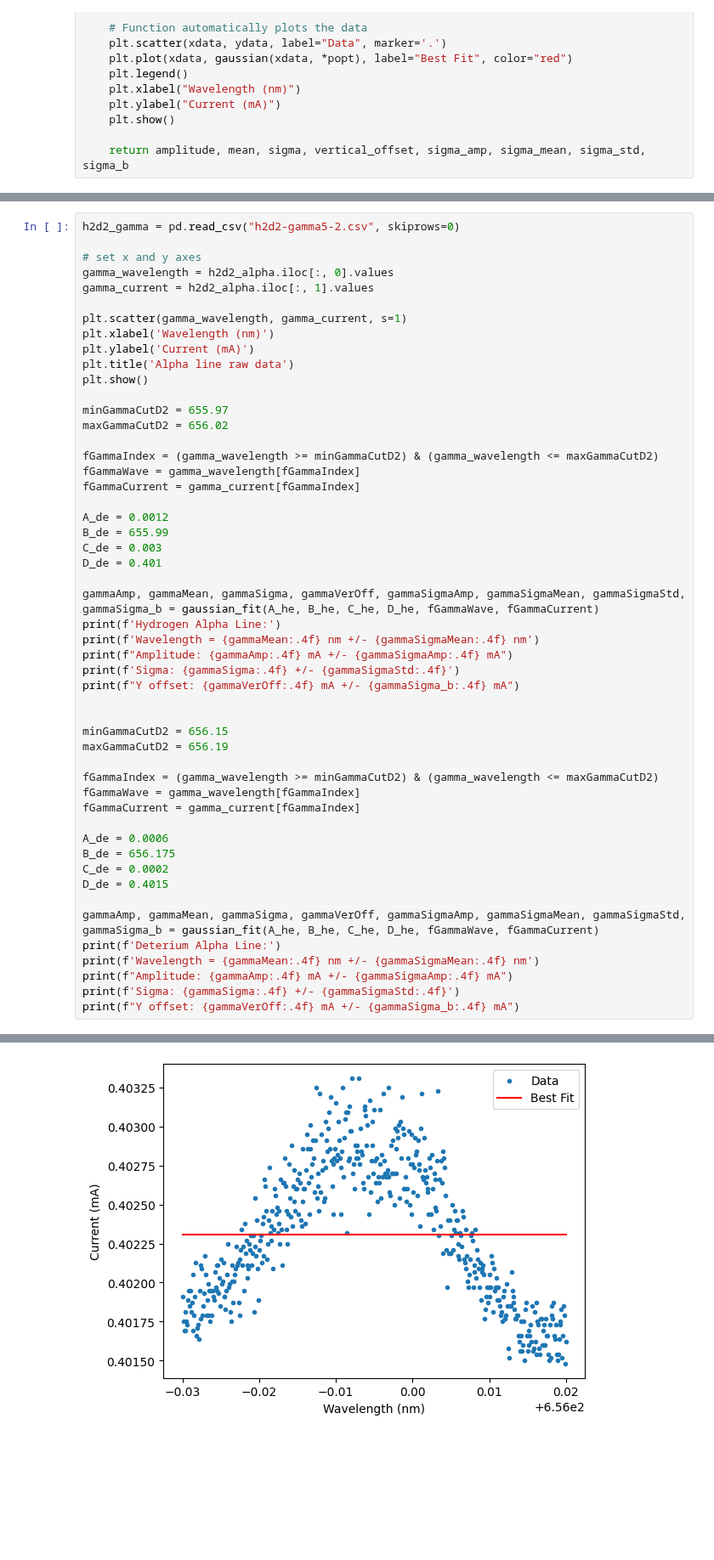
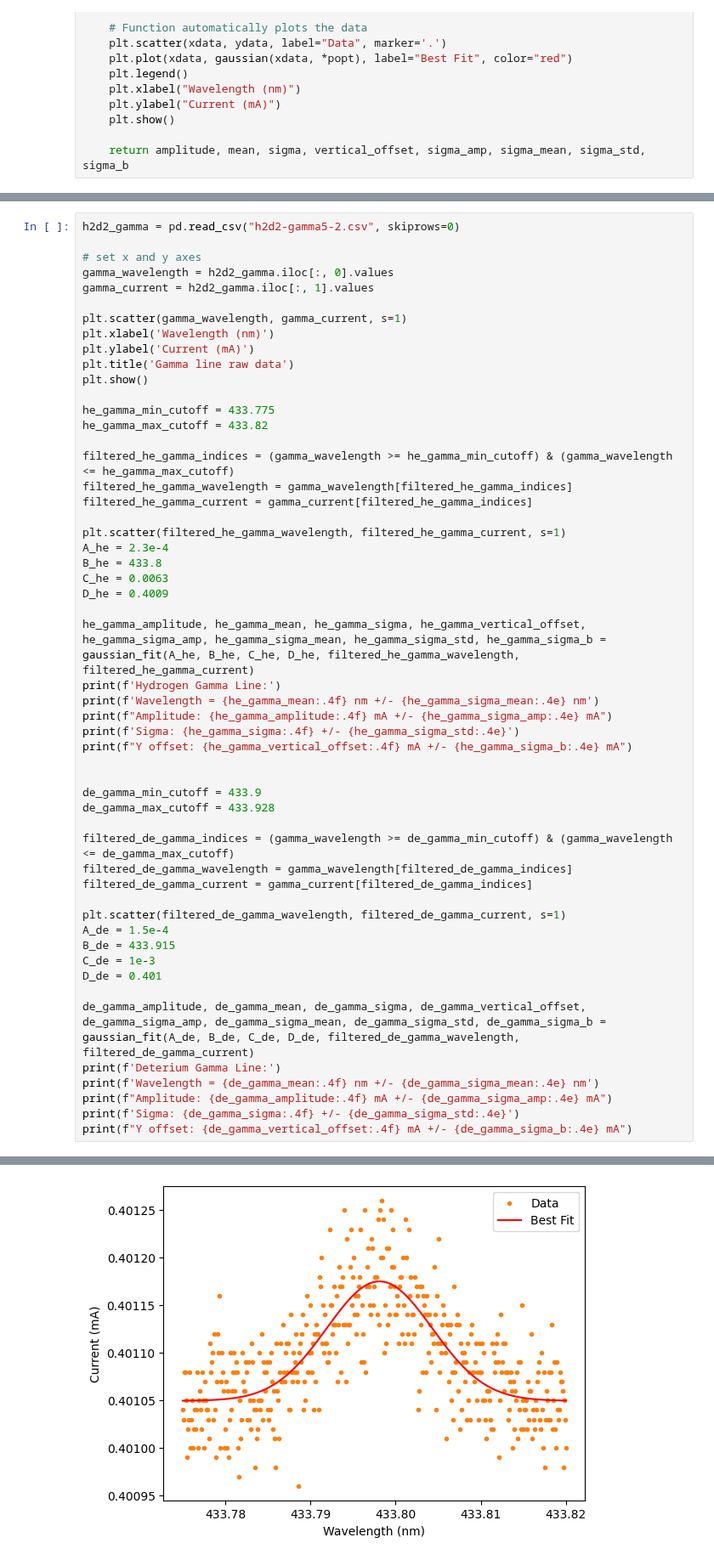
Before and after one commit to maraMaraschino/Adv-Lab, a Jupyter notebook: H2D2 Spectroscopy/H2D2 Notebook.ipynb, the cells around one changed output, grey strips where cells are left out. Shown at 85% size. Drawn from its saved outputs; the diff is of its cells as text; blank space fills up the shorter version.

```diff
--- a/H2D2 Spectroscopy/H2D2 Notebook.ipynb
+++ b/H2D2 Spectroscopy/H2D2 Notebook.ipynb
@@ -252,51 +281,53 @@ $\lambda_{air}$ = 409.979177
 h2d2_gamma = pd.read_csv("h2d2-gamma5-2.csv", skiprows=0)
 
 # set x and y axes
-gamma_wavelength = h2d2_alpha.iloc[:, 0].values
-gamma_current = h2d2_alpha.iloc[:, 1].values
+gamma_wavelength = h2d2_gamma.iloc[:, 0].values
+gamma_current = h2d2_gamma.iloc[:, 1].values
 
 plt.scatter(gamma_wavelength, gamma_current, s=1)
 plt.xlabel('Wavelength (nm)')
 plt.ylabel('Current (mA)')
-plt.title('Alpha line raw data')
+plt.title('Gamma line raw data')
 plt.show()
 
-minGammaCutD2 = 655.97
-maxGammaCutD2 = 656.02
+he_gamma_min_cutoff = 433.775
+he_gamma_max_cutoff = 433.82
 
-fGammaIndex = (gamma_wavelength >= minGammaCutD2) & (gamma_wavelength <= maxGammaCutD2)
-fGammaWave = gamma_wavelength[fGammaIndex]
-fGammaCurrent = gamma_current[fGammaIndex]
+filtered_he_gamma_indices = (gamma_wavelength >= he_gamma_min_cutoff) & (gamma_wavelength <= he_gamma_max_cutoff)
+filtered_he_gamma_wavelength = gamma_wavelength[filtered_he_gamma_indices]
+filtered_he_gamma_current = gamma_current[filtered_he_gamma_indices]
 
-A_de = 0.0012
-B_de = 655.99
-C_de = 0.003
+plt.scatter(filtered_he_gamma_wavelength, filtered_he_gamma_current, s=1)
+A_he = 2.3e-4
+B_he = 433.8
+C_he = 0.0063
+D_he = 0.4009
+
+he_gamma_amplitude, he_gamma_mean, he_gamma_sigma, he_gamma_vertical_offset, he_gamma_sigma_amp, he_gamma_sigma_mean, he_gamma_sigma_std, he_gamma_sigma_b = gaussian_fit(A_he, B_he, C_he, D_he, filtered_he_gamma_wavelength, filtered_he_gamma_current)
+print(f'Hydrogen Gamma Line:')
+print(f'Wavelength = {he_gamma_mean:.4f} nm +/- {he_gamma_sigma_mean:.4e} nm')
+print(f"Amplitude: {he_gamma_amplitude:.4f} mA +/- {he_gamma_sigma_amp:.4e} mA")
+print(f'Sigma: {he_gamma_sigma:.4f} +/- {he_gamma_sigma_std:.4e}')
+print(f"Y offset: {he_gamma_vertical_offset:.4f} mA +/- {he_gamma_sigma_b:.4e} mA")
+
+
+de_gamma_min_cutoff = 433.9
+de_gamma_max_cutoff = 433.928
+
+filtered_de_gamma_indices = (gamma_wavelength >= de_gamma_min_cutoff) & (gamma_wavelength <= de_gamma_max_cutoff)
+filtered_de_gamma_wavelength = gamma_wavelength[filtered_de_gamma_indices]
+filtered_de_gamma_current = gamma_current[filtered_de_gamma_indices]
+
+plt.scatter(filtered_de_gamma_wavelength, filtered_de_gamma_current, s=1)
+A_de = 1.5e-4
+B_de = 433.915
+C_de = 1e-3
 D_de = 0.401
 
-gammaAmp, gammaMean, gammaSigma, gammaVerOff, gammaSigmaAmp, gammaSigmaMean, gammaSigmaStd, gammaSigma_b = gaussian_fit(A_he, B_he, C_he, D_he, fGammaWave, fGammaCurrent)
-print(f'Hydrogen Alpha Line:')
-print(f'Wavelength = {gammaMean:.4f} nm +/- {gammaSigmaMean:.4f} nm')
-print(f"Amplitude: {gammaAmp:.4f} mA +/- {gammaSigmaAmp:.4f} mA")
-print(f'Sigma: {gammaSigma:.4f} +/- {gammaSigmaStd:.4f}')
-print(f"Y offset: {gammaVerOff:.4f} mA +/- {gammaSigma_b:.4f} mA")
-
-
-minGammaCutD2 = 656.15
-maxGammaCutD2 = 656.19
-
-fGammaIndex = (gamma_wavelength >= minGammaCutD2) & (gamma_wavelength <= maxGammaCutD2)
-fGammaWave = gamma_wavelength[fGammaIndex]
-fGammaCurrent = gamma_current[fGammaIndex]
-
-A_de = 0.0006
-B_de = 656.175
-C_de = 0.0002
-D_de = 0.4015
-
-gammaAmp, gammaMean, gammaSigma, gammaVerOff, gammaSigmaAmp, gammaSigmaMean, gammaSigmaStd, gammaSigma_b = gaussian_fit(A_he, B_he, C_he, D_he, fGammaWave, fGammaCurrent)
-print(f'Deterium Alpha Line:')
-print(f'Wavelength = {gammaMean:.4f} nm +/- {gammaSigmaMean:.4f} nm')
-print(f"Amplitude: {gammaAmp:.4f} mA +/- {gammaSigmaAmp:.4f} mA")
-print(f'Sigma: {gammaSigma:.4f} +/- {gammaSigmaStd:.4f}')
-print(f"Y offset: {gammaVerOff:.4f} mA +/- {gammaSigma_b:.4f} mA")
+de_gamma_amplitude, de_gamma_mean, de_gamma_sigma, de_gamma_vertical_offset, de_gamma_sigma_amp, de_gamma_sigma_mean, de_gamma_sigma_std, de_gamma_sigma_b = gaussian_fit(A_de, B_de, C_de, D_de, filtered_de_gamma_wavelength, filtered_de_gamma_current)
+print(f'Deterium Gamma Line:')
+print(f'Wavelength = {de_gamma_mean:.4f} nm +/- {de_gamma_sigma_mean:.4e} nm')
+print(f"Amplitude: {de_gamma_amplitude:.4f} mA +/- {de_gamma_sigma_amp:.4e} mA")
+print(f'Sigma: {de_gamma_sigma:.4f} +/- {de_gamma_sigma_std:.4e}')
+print(f"Y offset: {de_gamma_vertical_offset:.4f} mA +/- {de_gamma_sigma_b:.4e} mA")
 # %% [output]
@@ -304 +335 @@ print(f"Y offset: {gammaVerOff:.4f} mA +/- {gammaSigma_b:.4f} mA")
-[figure, old version]
+[figure, new version]
```
Also changed, not shown: parts of 16 cells of this notebook, 2 other files.
